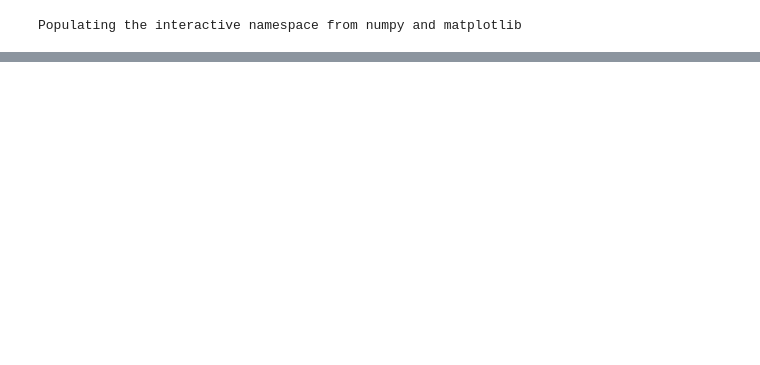
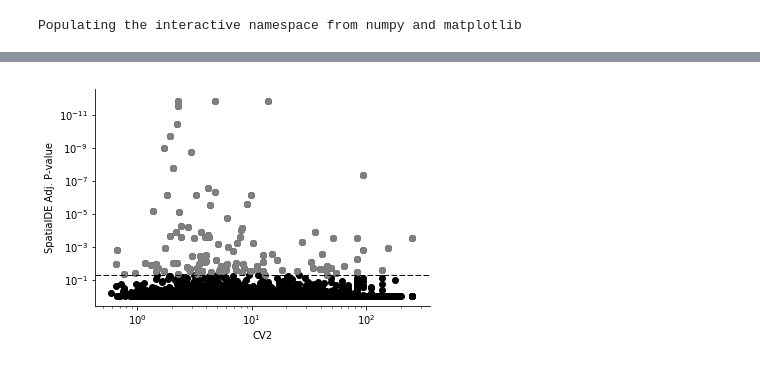
Before and after one commit to Teichlab/SpatialDE, a Jupyter notebook: Analysis/BreastCancer/Alternative explanatory factors.ipynb, the cells around one changed output, grey strips where cells are left out. Drawn from its saved outputs; the diff is of its cells as text; code cells hidden in the pictures; blank space fills up the shorter version.

```diff
--- a/Analysis/BreastCancer/Alternative explanatory factors.ipynb
+++ b/Analysis/BreastCancer/Alternative explanatory factors.ipynb
@@ -99,0 +83,5 @@ plt.savefig('mean-var.pdf')
+# %%
+feature_qval(results, 'cv2')
+plt.xlabel('CV2');
+# %% [output]
+[figure, added]
```
Also changed, not shown: parts of 14 cells of this notebook, 4 other files.
